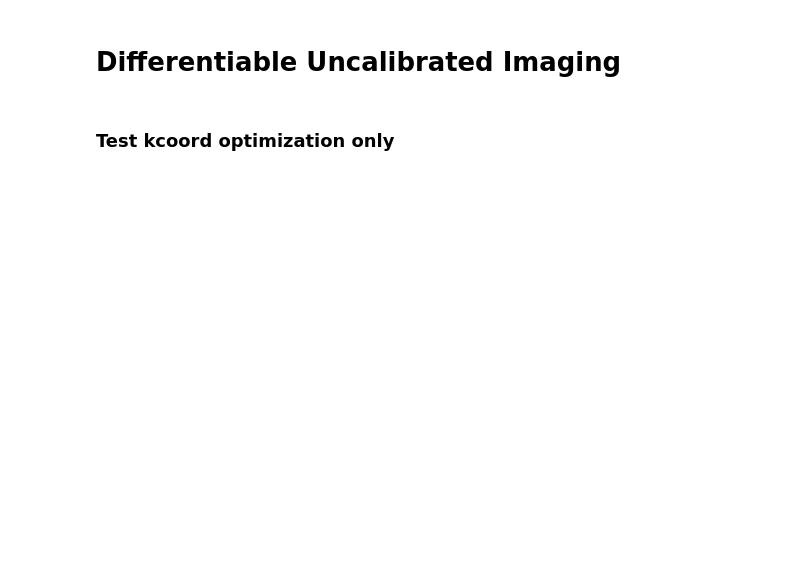
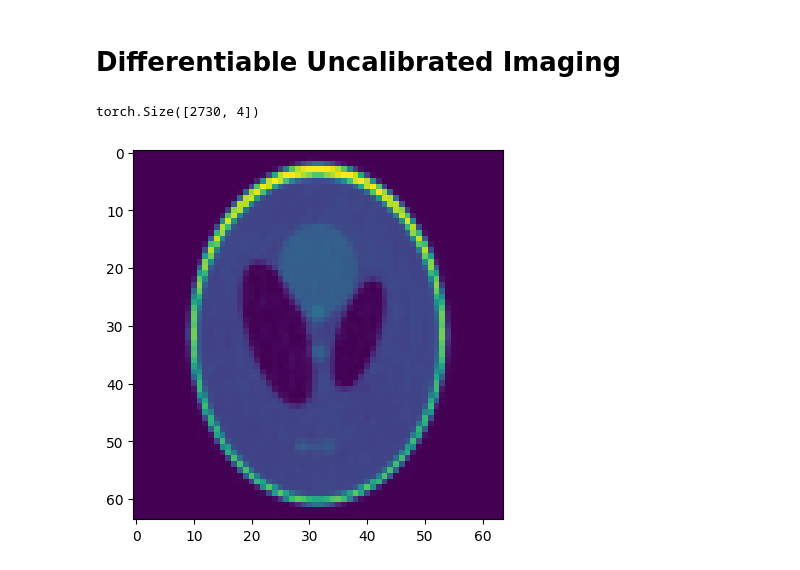
Before and after one commit to cnmy-ro/roci, a Jupyter notebook: algorithms/implicit_repr/Demo--Diff_Uncalib_Imaging.ipynb, the cells around one changed output. Cells and saved outputs as stored; diff of their text form; code cells hidden in the pictures; blank space fills up the shorter version.

```diff
--- a/algorithms/implicit_repr/Demo--Diff_Uncalib_Imaging.ipynb
+++ b/algorithms/implicit_repr/Demo--Diff_Uncalib_Imaging.ipynb
@@ -13,3 +18,5 @@ from tqdm import tqdm
+# %%
+device = 'cuda' if torch.cuda.is_available() else 'cpu'
 # %%
 def init_phantom(size=64):
     image = shepp_logan_phantom().astype(np.float32)  # Shape format (H,W)
@@ -23,7 +30,16 @@ def init_kcoords(size=64, accel=2):
     return kcoords
 
 def cpx2dim(x): return torch.cat([x.real, x.imag], dim=1)
-def dim2cpx(x): return x[:,0] + 1j*x[:,1]
+def dim2cpx(x): return x[:,:4] + 1j*x[:,4:]
+
+def set_background_sensitivity_to_zero(csm, image_gt):
+    image_copy = image_gt.clone().numpy()
+    image_copy[:, :, 16:48, 16:48] = 1
+    labelmap, _ = label(image_copy > 0)
+    fg = labelmap != 0
+    fg = torch.tensor(fg)
+    csm = fg * csm
+    return csm, fg
 
 def imshow(ndarray, ax=None, title=''):
     show = False
@@ -83,17 +153,27 @@ def loss_consistency(kdata_pred_r, kdata_pred_ag):
 # %%
-device = 'cuda'
+# Init stuff
+image_gt = init_phantom().to(device)         # Shape: (1, 1, H, W); Dtype = complex64
+csm = torch.tensor(birdcage_maps((4, 64, 64), r=1.1, dtype=np.complex64))  # Shape format (C,H,W)
+csm, fg = set_background_sensitivity_to_zero(csm, image_gt)
 
-# Init stuff
 R = MeasurementRepr().to(device)
-A = ForwardOperator(device)
-G = ReconstructorSimple()
-image_gt = init_phantom().to(device)         # Shape: (1, 1, H, W); Dtype = complex64
+A = ForwardOperator(csm)
+# G = ReconstructorSimple(device)
+G = ReconstructorCGSENSE(device)
+
 kcoords_true = init_kcoords(accel=1.5).to(device)   # Shape: (ksamples, 2)
 A.set_coords(kcoords_true)
 kdata_true = A(image_gt).clone().detach()  # Shape: (ksamples, 1); Dtype = complex64
 
-# # Sanity check
-# recon = A.H(kdata)
-# plt.imshow(recon.abs().squeeze().detach()); plt.show()
+# Simulate miscalibration
+kcoords_miscalib = kcoords_true + torch.randn_like(kcoords_true) * torch.pi * 0.01
+kcoords_miscalib = torch.clip(kcoords_miscalib, -torch.pi, torch.pi)
+
+print(kdata_true.shape)
+
+# Sanity check
+recon = G(kdata_true, A)
+plt.imshow(recon.abs().squeeze().detach()); plt.show()
+# %% [output]
+torch.Size([2730, 4])
+[figure, added]
-# %% [markdown]
-### Test kcoord optimization only
```
Also changed, not shown: parts of 7 cells of this notebook.
